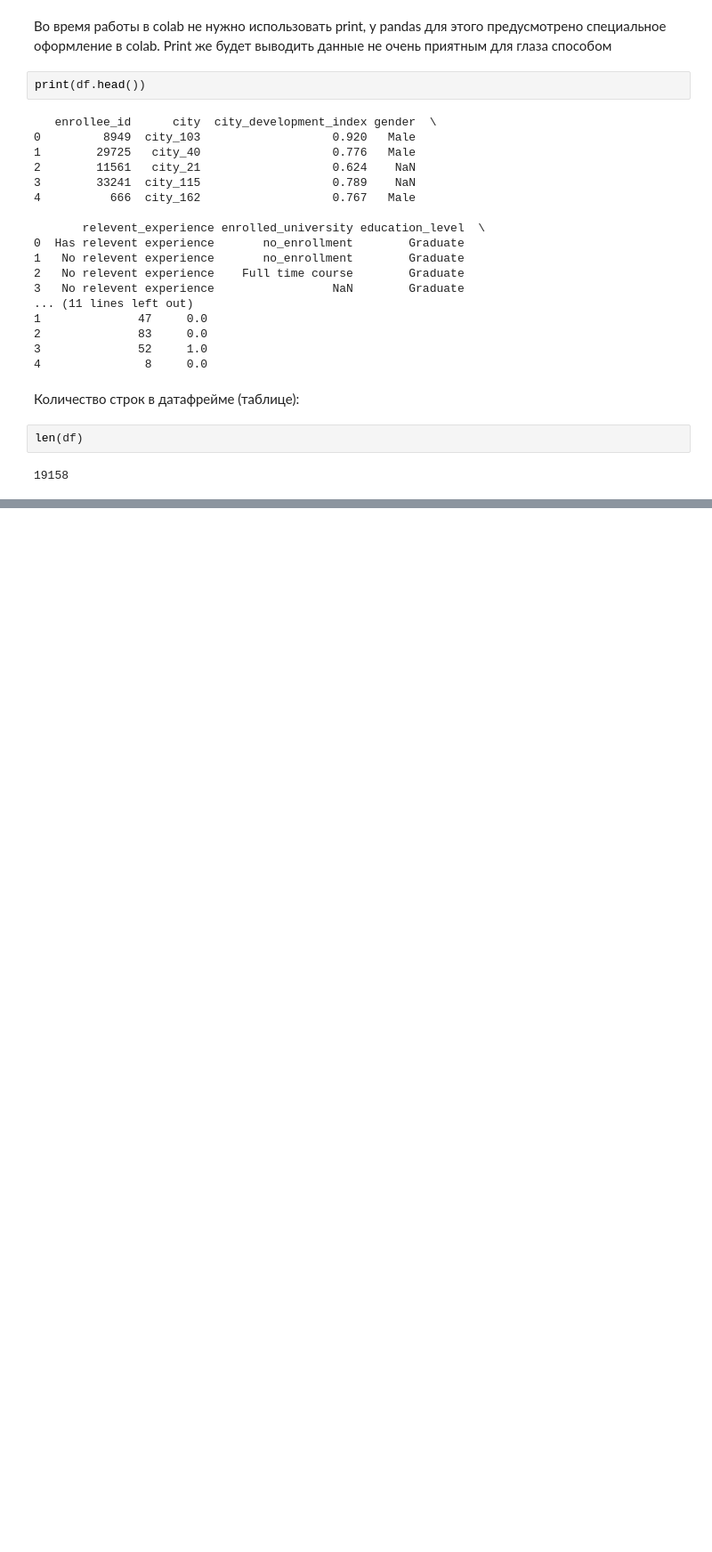
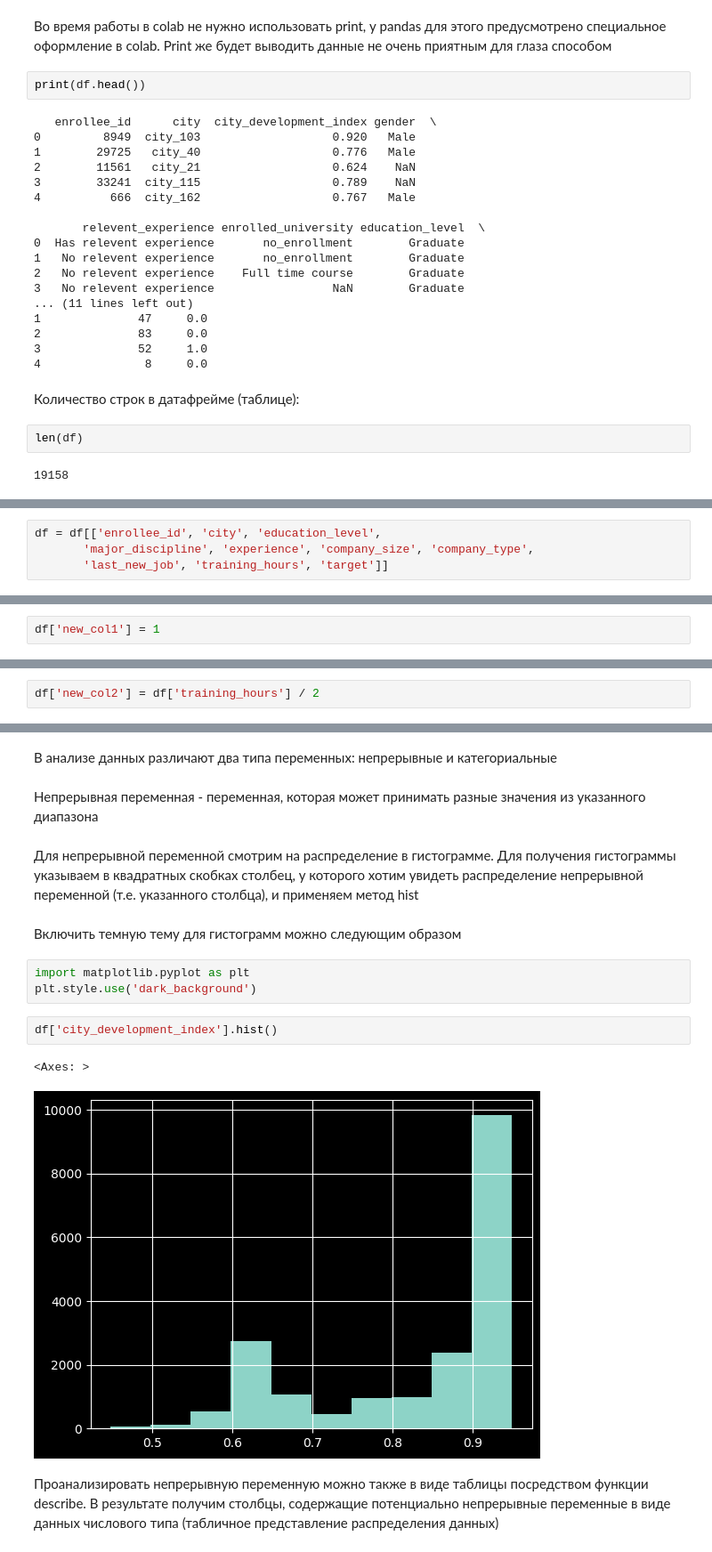
Before and after one commit to IrinaKusyakinamew/LR6, a Jupyter notebook: Основы_Pandas.ipynb, the cells around one changed output, grey strips where cells are left out. Shown at 89% size. Cells and saved outputs as stored; diff of their text form; blank space fills up the shorter version.

```diff
--- a/Основы_Pandas.ipynb
+++ b/Основы_Pandas.ipynb
@@ -177,0 +275,4 @@ len(df)
+# %%
+df = df[['enrollee_id', 'city', 'education_level',
+       'major_discipline', 'experience', 'company_size', 'company_type',
+       'last_new_job', 'training_hours', 'target']]
@@ -177,0 +299,2 @@ len(df)
+# %%
+df['new_col1'] = 1
@@ -177,0 +321,2 @@ len(df)
+# %%
+df['new_col2'] = df['training_hours'] / 2
@@ -177,0 +640,18 @@ len(df)
+# %% [markdown]
+В анализе данных различают два типа переменных: непрерывные и категориальные
+# %% [markdown]
+Непрерывная переменная - переменная, которая может принимать разные значения из указанного диапазона
+# %% [markdown]
+Для непрерывной переменной смотрим на распределение в гистограмме. Для получения гистограммы указываем в квадратных скобках столбец, у которого хотим увидеть распределение непрерывной переменной (т.е. указанного столбца), и применяем метод hist
+# %% [markdown]
+Включить темную тему для гистограмм можно следующим образом
+# %%
+import matplotlib.pyplot as plt
+plt.style.use('dark_background')
+# %%
+df['city_development_index'].hist()
+# %% [output]
+<Axes: >
+[figure, added]
+# %% [markdown]
+Проанализировать непрерывную переменную можно также в виде таблицы посредством функции describe. В результате получим столбцы, содержащие потенциально непрерывные переменные в виде данных числового типа (табличное представление распределения данных)
```
Also changed, not shown: parts of 388 cells of this notebook.
